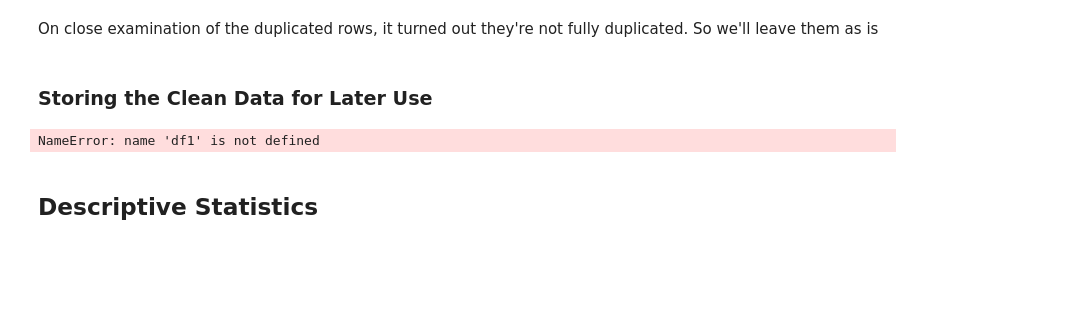
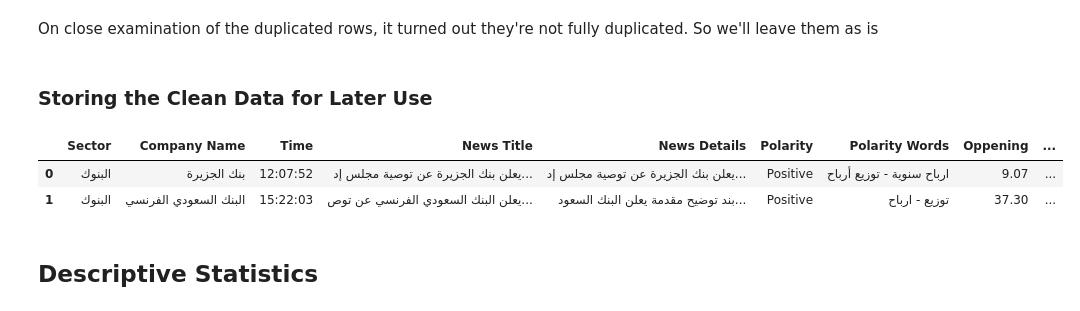
Before and after one commit to Hisham-Hussein/discern.ai, a Jupyter notebook: _notebooks/2020-01-28-arabic-stock-market-sentiment-analysis-1-EDA.ipynb, the cells around one changed output. Cells and saved outputs as stored; diff of their text form; code cells hidden in the pictures; blank space fills up the shorter version.

```diff
--- a/_notebooks/2020-01-28-arabic-stock-market-sentiment-analysis-1-EDA.ipynb
+++ b/_notebooks/2020-01-28-arabic-stock-market-sentiment-analysis-1-EDA.ipynb
@@ -328,9 +328,11 @@ df.to_csv('data/clean_data.csv', index=False)
 # %%
 reset()
 # %%
-df1.head(2)
+df.head(2)
 # %% [output]
-NameError: name 'df1' is not defined
+|  | Sector | Company Name | Time | News Title | News Details | Polarity | Polarity Words | Oppening | ... |
+| 0 | البنوك | بنك الجزيرة | 12:07:52 | يعلن بنك الجزيرة عن توصية مجلس إد... | يعلن بنك الجزيرة عن توصية مجلس إد... | Positive | ارباح سنوية - توزيع أرباح | 9.07 | ... |
+| 1 | البنوك | البنك السعودي الفرنسي | 15:22:03 | يعلن البنك السعودي الفرنسي عن توص... | بند توضيح مقدمة يعلن البنك السعود... | Positive | توزيع - ارباح | 37.30 | ... |
 # %% [markdown]
 ## Descriptive Statistics
 # %%
```
Also changed, not shown: parts of 5 cells of this notebook.
